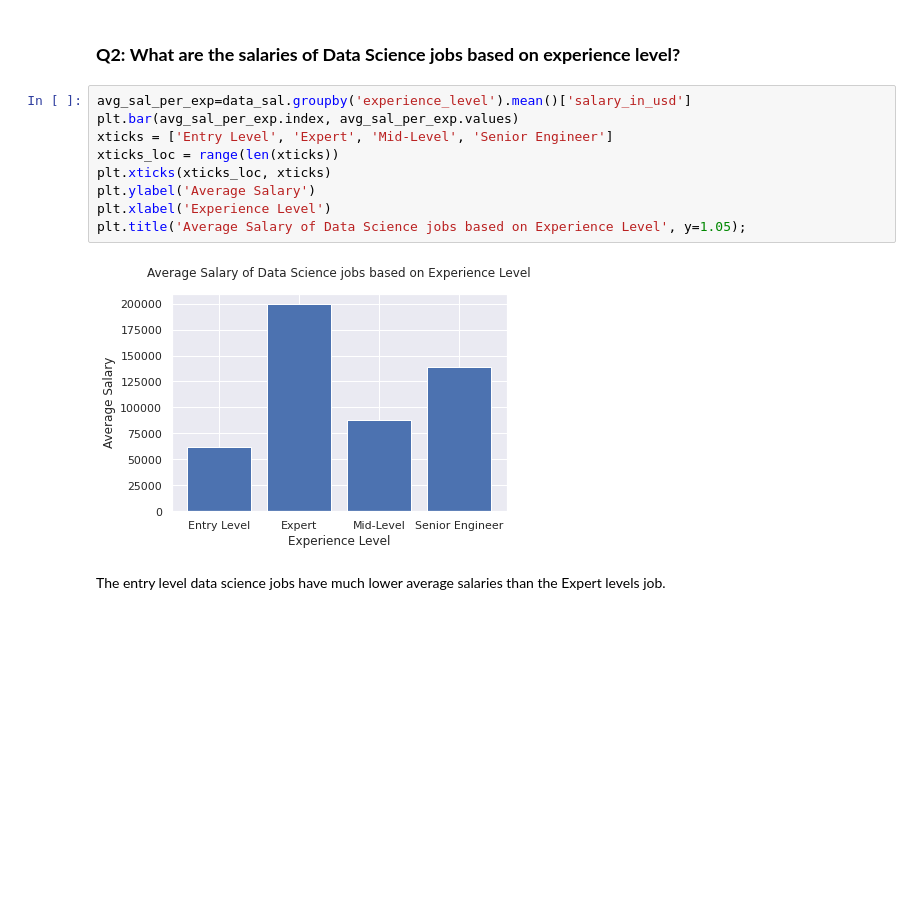
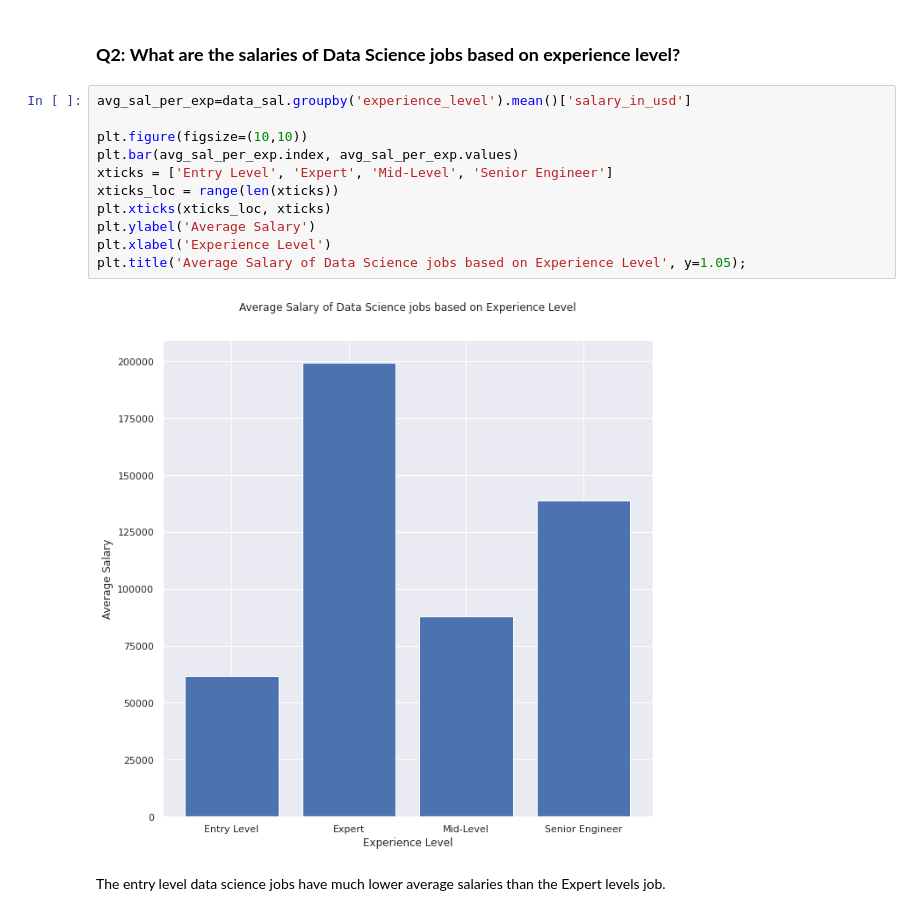
Before and after one commit to a-tayo/project1-data-scientist-nanodegree, a Jupyter notebook: data-science-job-salaries.ipynb, the cells around one changed output. Drawn from its saved outputs; the diff is of its cells as text; blank space fills up the shorter version.

```diff
--- a/data-science-job-salaries.ipynb
+++ b/data-science-job-salaries.ipynb
@@ -97,15 +100,17 @@ The average salaries increased from approximately USD96000 in 2020 to USD100000
 ### **Q2: What are the salaries of Data Science jobs based on experience level?**
 # %%
 avg_sal_per_exp=data_sal.groupby('experience_level').mean()['salary_in_usd']
+
+plt.figure(figsize=(10,10))
 plt.bar(avg_sal_per_exp.index, avg_sal_per_exp.values)
 xticks = ['Entry Level', 'Expert', 'Mid-Level', 'Senior Engineer']
 xticks_loc = range(len(xticks))
 plt.xticks(xticks_loc, xticks)
 plt.ylabel('Average Salary')
 plt.xlabel('Experience Level')
 plt.title('Average Salary of Data Science jobs based on Experience Level', y=1.05);
 # %% [output]
-[figure, old version]
+[figure, new version]
 # %% [markdown]
 The entry level data science jobs have much lower average salaries than the Expert levels job.
 # %% [markdown]
```
Also changed, not shown: parts of 5 cells of this notebook.
